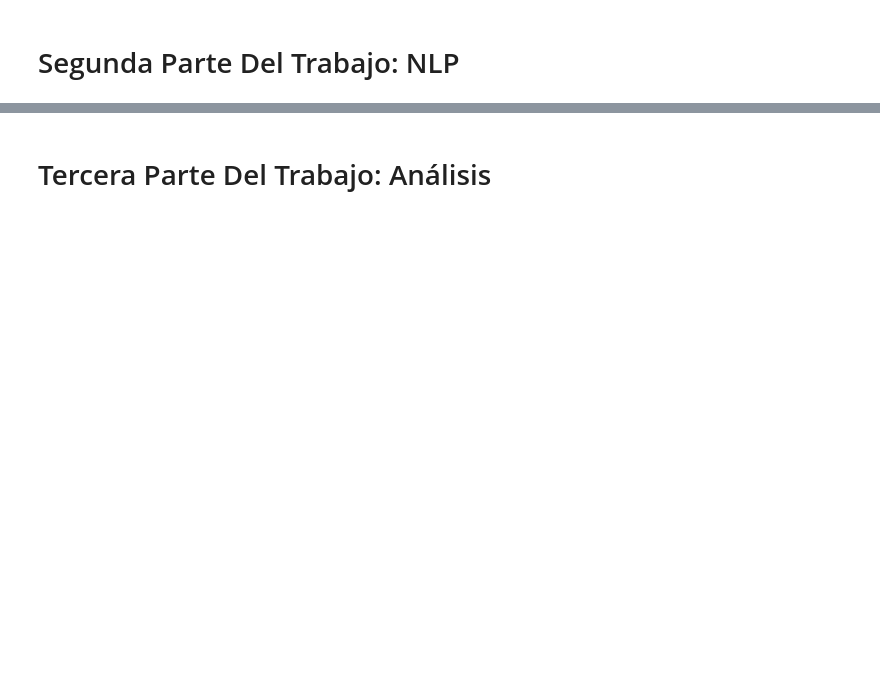
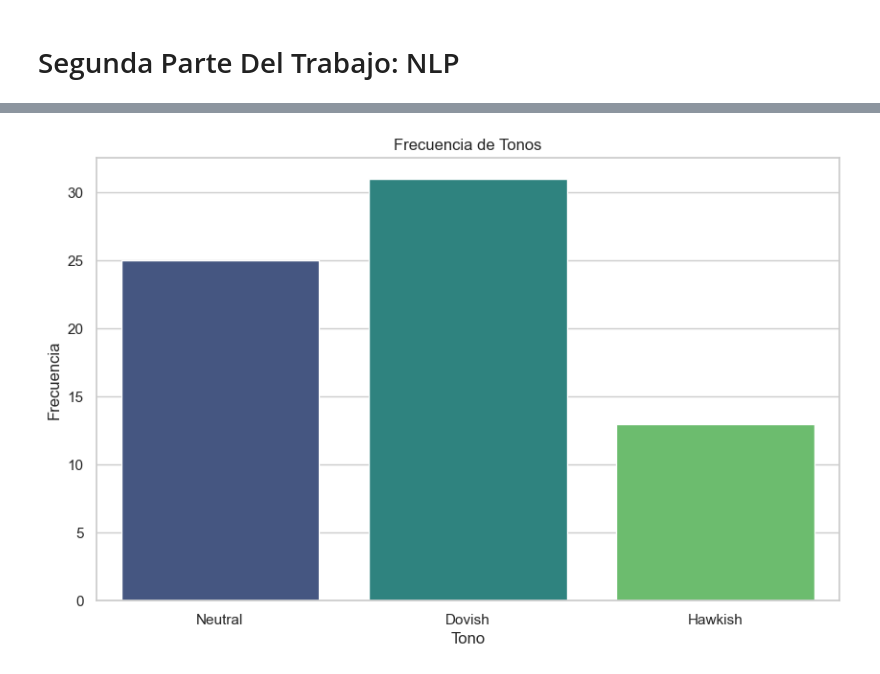
Before and after one commit to patriciajacqueline/proyecto-final-remon_mendoza_proyectofinal, a Jupyter notebook: proyecto_final_plantilla.ipynb, the cells around one changed output, grey strips where cells are left out. Cells and saved outputs as stored; diff of their text form; code cells hidden in the pictures; blank space fills up the shorter version.

```diff
--- a/proyecto_final_plantilla.ipynb
+++ b/proyecto_final_plantilla.ipynb
@@ -1027,7 +1031,7 @@ def analizar_tono_monetario(texto):
 ####################################################################################################
 # %%
 # Ruta de la carpeta que contiene los archivos PDF
-carpeta_pdf = 'F:/2024/Intro_Python/PF/Notas_informativas'
+carpeta_pdf = '/Users/patriciajacquelinemendozaarce/Downloads/proyecto-final-remon_mendoza_proyectofinal/Notas_informativas'
 
 # Obtener la lista de archivos en la carpeta
 archivos_en_carpeta = [os.path.join(carpeta_pdf, archivo) for archivo in os.listdir(carpeta_pdf) if archivo.endswith('.pdf')]
@@ -1163,20 +1203,0 @@ plt.show()
-# %%
-resultados_tonos = dict(sorted(resultados_tonos.items()))
-
-# Diccionario para asignar valores
-valor_por_tono = {'Hawkish': 1, 'Dovish': -1, 'Neutral': 0}
-
-# Crear un nuevo diccionario con las filas adicionales
-nuevos_resultados_tonos = {}
-
-for fecha, tono in resultados_tonos.items():
-    # Crear una nueva fila con la palabra original y su valor asignado
-    nueva_fila = {fecha: tono, fecha + '_valor': valor_por_tono.get(tono, 0)}
-    # Agregar la nueva fila al diccionario
-    nuevos_resultados_tonos.update(nueva_fila)
-
-# Actualizar el diccionario original con las filas adicionales
-resultados_tonos.update(nuevos_resultados_tonos)
-
-# Mostrar los resultados
-print(resultados_tonos)
@@ -1215,2 +1204,19 @@ plt.show()
-# %% [markdown]
-# Tercera Parte Del Trabajo: Análisis
+# %%
+import matplotlib.pyplot as plt
+import seaborn as sns
+
+# Asegúrate de que la columna 'Fecha' esté en formato datetime
+resultados_tonos['Fecha'] = pd.to_datetime(resultados_tonos['Fecha'])
+
+# Configuración del estilo de las gráficas con seaborn
+sns.set(style="whitegrid")
+
+# Crear un gráfico de barras
+plt.figure(figsize=(10, 6))
+sns.countplot(x='Tono', data=resultados_tonos, palette='viridis')
+plt.title('Frecuencia de Tonos')
+plt.xlabel('Tono')
+plt.ylabel('Frecuencia')
+plt.show()
+# %% [output]
+[figure, added]
```
Also changed, not shown: parts of 18 cells of this notebook, 5 other files.
